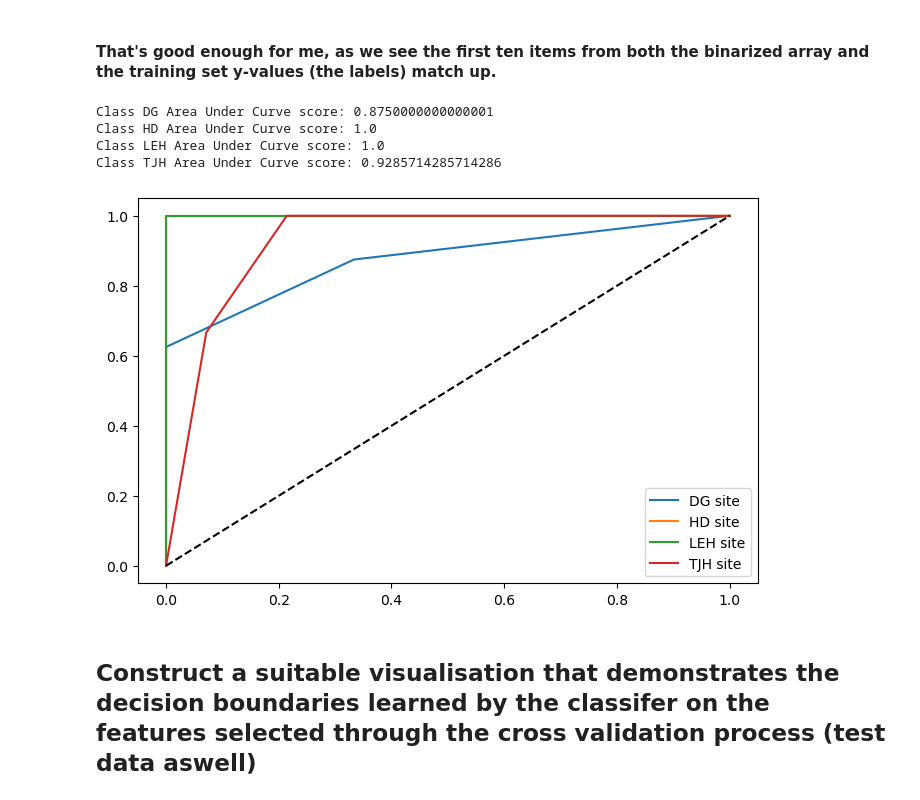
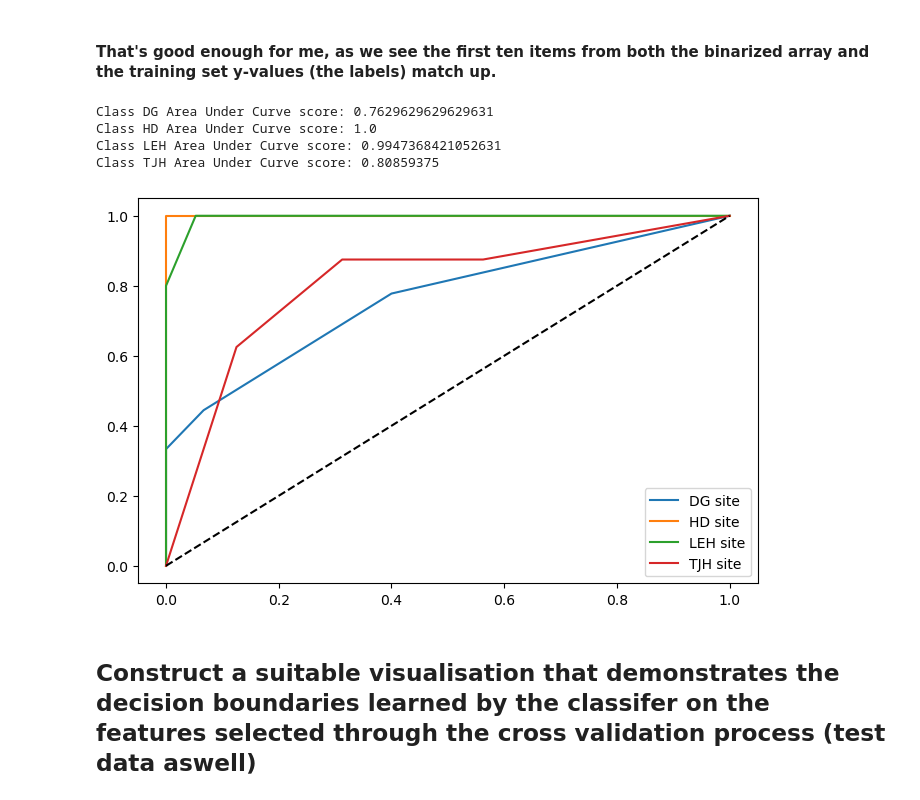
Before and after one commit to Mokoto-K/COSC102-assignment-2, a Jupyter notebook: assignment-2.ipynb, the cells around one changed output. Saved outputs shown, nothing was run; the diff lists cells and outputs as text; code cells hidden in the pictures.

```diff
--- a/assignment-2.ipynb
+++ b/assignment-2.ipynb
@@ -73,22 +94,17 @@ straight forward and will therefore cut out alot of the thinking. So without was
 # %%
-# EXPLANATION 1 MAYBE USE FOR REPORT
-# We split the data into two sets, one for training and one for testing. We also have to separate out our labels
-# since our goal is to train an algorithm that is able to distinguish the site at which a plant is found from two
-# of it's characteristics, it's obvious that our x set needs to contain all the different types of data we could
-# train our model with and the y set contain just the labels. Since the site is our labels, we drop the site values
-# out of our x set and create a y set solely containing the sites. Since our dataset contains 80 plants in total
-# and the default split size is 25% I won't change this value as that makes a perfect 60/20 split. The universe calls
-# for me to set the random state to 42.... also because we can control the randomness this way.
+# Split our data into the train and test sets. Since we are training an algorithm to learn which site locations our plants are found
+# we will obviously split our x data points as all the data and our y data points as our labels which only contains our encoded sites
 
-# EXPLANATION 2 PROBABLY KEEP FOR JUYPTER FILE.
-# Split our data into the train and test sets. Since we are training an algorithm to learn which site locations our plants are found
-# we will obviously split our x data points as all the data and our y data points as our labels which only contains the site abbriviations
+# x set, drop sites out, y set encoded sites
+X_train, X_test, y_train, y_test = train_test_split(plants.drop("Site", axis=1), sites_encoded, test_size=0.3, random_state=42)
 
-X_train, X_test, y_train, y_test = train_test_split(plants.drop("Site", axis=1), plants.Site, random_state=42)
-
-# Convert the pandas dataseries to a numpy array for processing
+# Convert the pandas dataseries to numpy arrays for processing
 X_train = X_train.values
 X_test = X_test.values
+# %%
+# Flatten out the y set to a 1d array so that the data can be fit for algorithm training
+y_train = np.ravel(y_train)
+y_test = np.ravel(y_test)
 # %% [markdown]
 ## Select the 2 most higher-performing features based upon cross-validation carried out on the training dataset.
 # %%
@@ -96,7 +112,7 @@ X_test = X_test.values
 
 # TODO - change this so that I can input any type of classifier in and it will run the project on that classifier
 
-def feature_selection( X_value, y_value, f1, f2):
+def feature_selection(X_value, y_value, f1, f2):
     """
     Takes in an x, y pair of pandas dataset and two integers. It uses the integers as indexes for the X set of data
     to slice and only use the features represented by those indexes. It does this by training a classifier on the
@@ -110,7 +126,7 @@ def feature_selection( X_value, y_value, f1, f2):
     """
 
     # Create and train our classifier
-    clf = SVC()
+    # clf = SVC()
     # clf = SGDClassifier(random_state=42)
     clf = KNeighborsClassifier()
     clf.fit(X_train[:, [f1,f2]], y_train)
@@ -224,10 +253,10 @@ y_scores = classifier_of_choice.predict_proba(X_test[:, [best_f1,best_f2]])
 # y_scores = cross_val_predict(classifier_of_choice, X_test, y_test, cv=3, method="decision_function")
 # %%
 # This is a mystery... as in when the classes are in this order... godlike, otherwise, trash... i need to know why this is
-y_test_bin = label_binarize(y_test, classes=["DG", "HD", "LEH", "TJH"])
+y_test_bin = label_binarize(y_test, classes=[0.,1.,2.,3.])
 
 # This converts our binarize array back into a pandas dataframe, we will use this to confirm we got our classes lined up
 # correctly with our label binarizer
-y = pd.DataFrame(y_test_bin, index=y_test.index, columns=["DG", "HD", "LEH", "TJH"])
-print(y.head(10))
-print(y_test.head(10))
+# y = pd.DataFrame(y_test_bin, index=y.index, columns=["DG", "HD", "LEH", "TJH"])
+# print(y.head(10))
+# print(y_test.head(10))
@@ -254,23 +265,25 @@ Name: Site, dtype: object
 # %%
 # Create our figure to plot our roc curve on
 fig, ax = plt.subplots(figsize=(8,5))
 
+labels = ["DG", "HD", "LEH", "TJH"]
+
 # Iterate through the labels and plot their roc curve to the chart
 for i in range(4):
     fpr, tpr, thresholds = roc_curve(y_test_bin[:, i], y_scores[:, i])
-    print(f"Class {y.columns[i]} Area Under Curve score: {roc_auc_score(y_test_bin[:, i], y_scores[:, i])}")
-    plt.plot(fpr, tpr, label=y.columns[i] + " site")
+    print(f"Class {labels[i]} Area Under Curve score: {roc_auc_score(y_test_bin[:, i], y_scores[:, i])}")
+    plt.plot(fpr, tpr, label=labels[i] + " site")
 
 # Add the diagonal ine and legend
 plt.plot([0, 1], [0, 1], 'k--')
 plt.legend()
 plt.show()
 # %% [output]
-Class DG Area Under Curve score: 0.8750000000000001
+Class DG Area Under Curve score: 0.7629629629629631
 Class HD Area Under Curve score: 1.0
-Class LEH Area Under Curve score: 1.0
-Class TJH Area Under Curve score: 0.9285714285714286
+Class LEH Area Under Curve score: 0.9947368421052631
+Class TJH Area Under Curve score: 0.80859375
-[figure, old version]
+[figure, new version]
 # %% [markdown]
 ## Construct a suitable visualisation that demonstrates the decision boundaries learned by the classifer on the features selected through the cross validation process (test data aswell)
 # %% [markdown]
```
Also changed, not shown: parts of 16 cells of this notebook.
